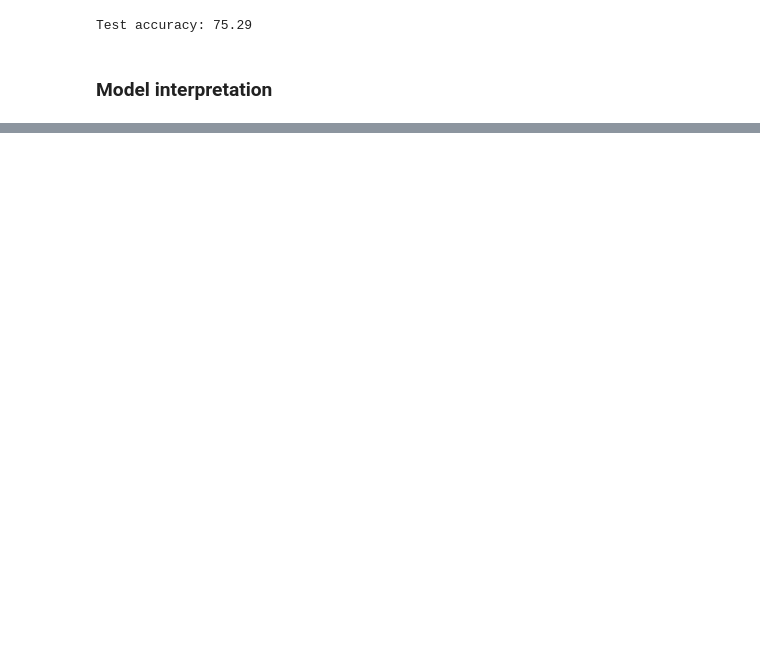
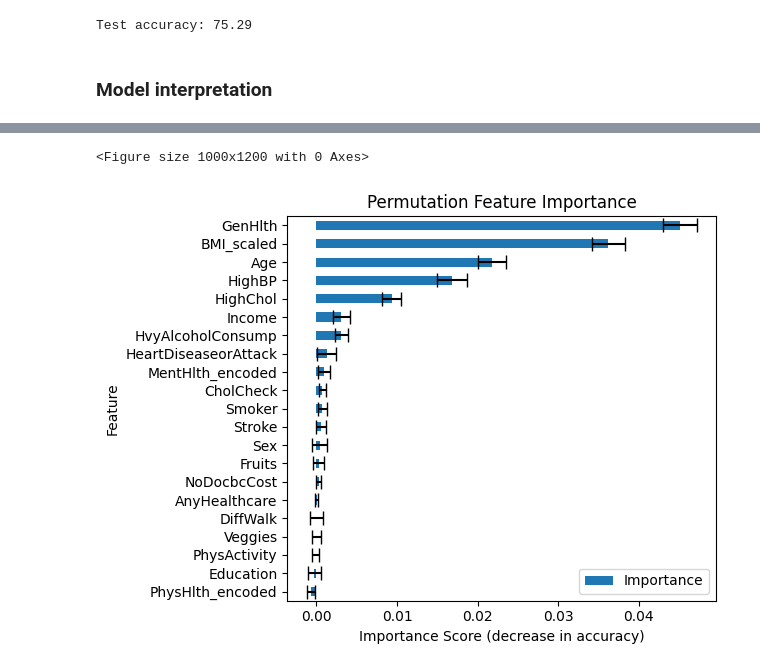
Before and after one commit to wilsonwlc/Diabetes-ML-Analysis, a Jupyter notebook: Result - Neural network.ipynb, the cells around one changed output, grey strips where cells are left out. Cells and saved outputs as stored; diff of their text form; code cells hidden in the pictures; blank space fills up the shorter version.

```diff
--- a/Neural network.ipynb
+++ b/Result - Neural network.ipynb
@@ -680,0 +585,29 @@ feature_names = df1.columns[1:]
+# %%
+def score_func(y_true, y_pred):
+    return accuracy_score(y_true, (y_pred > 0.5).astype(int))
+def permutation_importance_custom(model, X, y, n_repeats=30, random_state=42):
+    rng = np.random.default_rng(random_state)
+    n_samples, n_features = X.shape
+    base_score = score_func(y, model.predict(X, verbose=0))
+    scores = np.zeros((n_repeats, n_features))
+
+    for i in range(n_features):
+        for j in range(n_repeats):
+            X_permuted = X.copy()
+            perm_idx = rng.permutation(n_samples)
+            X_permuted[:, i] = X_permuted[perm_idx, i]
+            shuffled_score = score_func(y, model.predict(X_permuted, verbose=0))
+            scores[j, i] = base_score - shuffled_score
+
+    importances_mean = scores.mean(axis=0)
+    importances_std = scores.std(axis=0)
+
+    return importances_mean, importances_std
+# %%
+importances_mean, importances_std = permutation_importance_custom(best_model, X_test, y_test)
+feature_names = list(df1.columns)[1:]
+importance_df = pd.DataFrame({
+    'Feature': feature_names,
+    'Importance': importances_mean,
+    'Std': importances_std
+})
@@ -681,6 +632,2 @@ feature_names = df1.columns[1:]
 # %%
-importance_df = pd.DataFrame({
-    'Feature': feature_names,
-    'Importance': importances})
-importance_df = importance_df.sort_values(by='Importance', ascending=False)
-print(importance_df)
+importance_df = importance_df.sort_values('Importance', ascending=False)
@@ -715,0 +650,12 @@ plt.show()
+# %%
+# Create a horizontal bar plot for better readability
+plt.figure(figsize=(10, 12))
+importance_df_reversed = importance_df.sort_values('Importance', ascending=True)
+importance_df_reversed.plot(kind='barh', x='Feature', y='Importance', xerr='Std', capsize=5)
+plt.xlabel('Importance Score (decrease in accuracy)')
+plt.title('Permutation Feature Importance')
+plt.tight_layout()
+plt.show()
+# %% [output]
+<Figure size 1000x1200 with 0 Axes>
+[figure, added]
```
Also changed, not shown: parts of 19 cells of this notebook, 4 other files.
